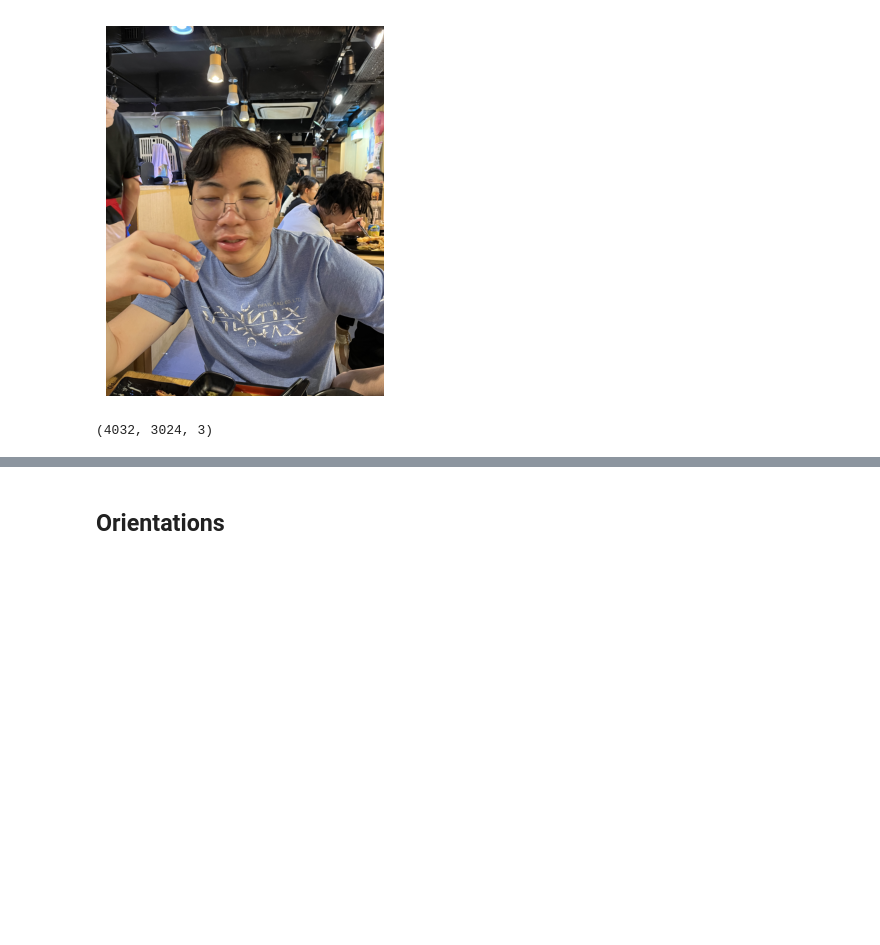
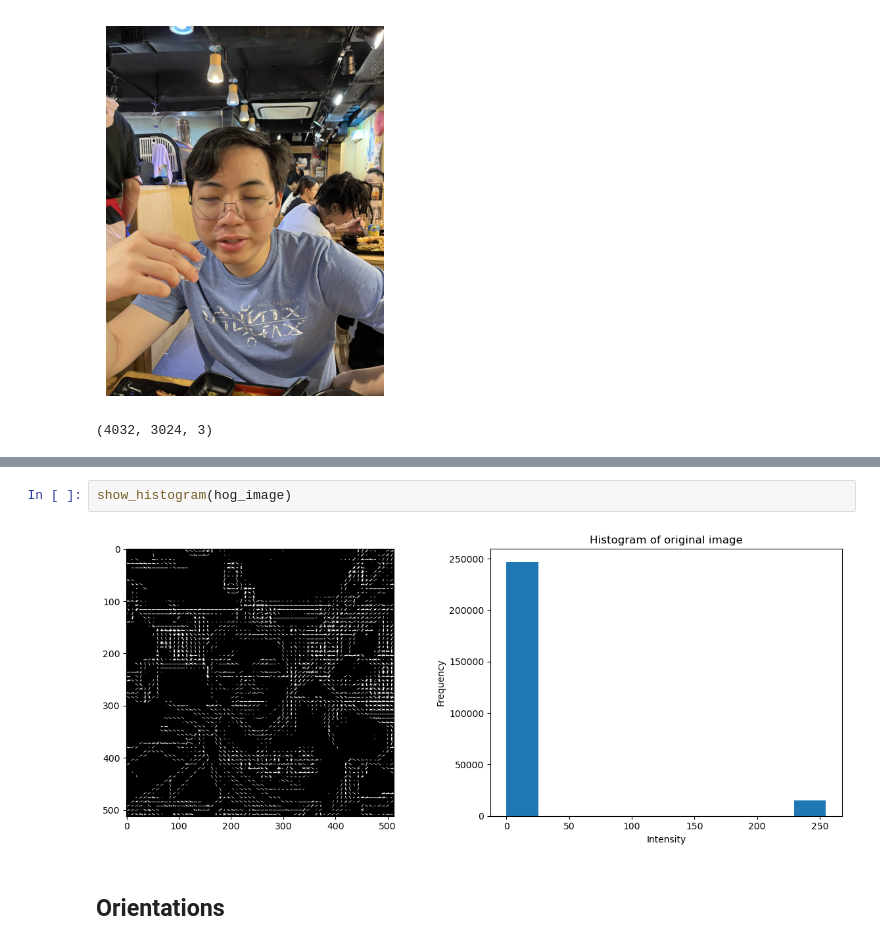
Before and after one commit to fongc123/notes, a Jupyter notebook: src/image processing/hog.ipynb, the cells around one changed output, grey strips where cells are left out. Drawn from its saved outputs; the diff is of its cells as text; blank space fills up the shorter version.

```diff
--- a/src/image processing/hog.ipynb
+++ b/src/image processing/hog.ipynb
@@ -38,3 +88,7 @@ show_image(img)
+# %%
+show_histogram(hog_image)
+# %% [output]
+[figure, added]
 # %% [markdown]
 ## Orientations
 # %%
```
Also changed, not shown: parts of 11 cells of this notebook, 1 other file.
